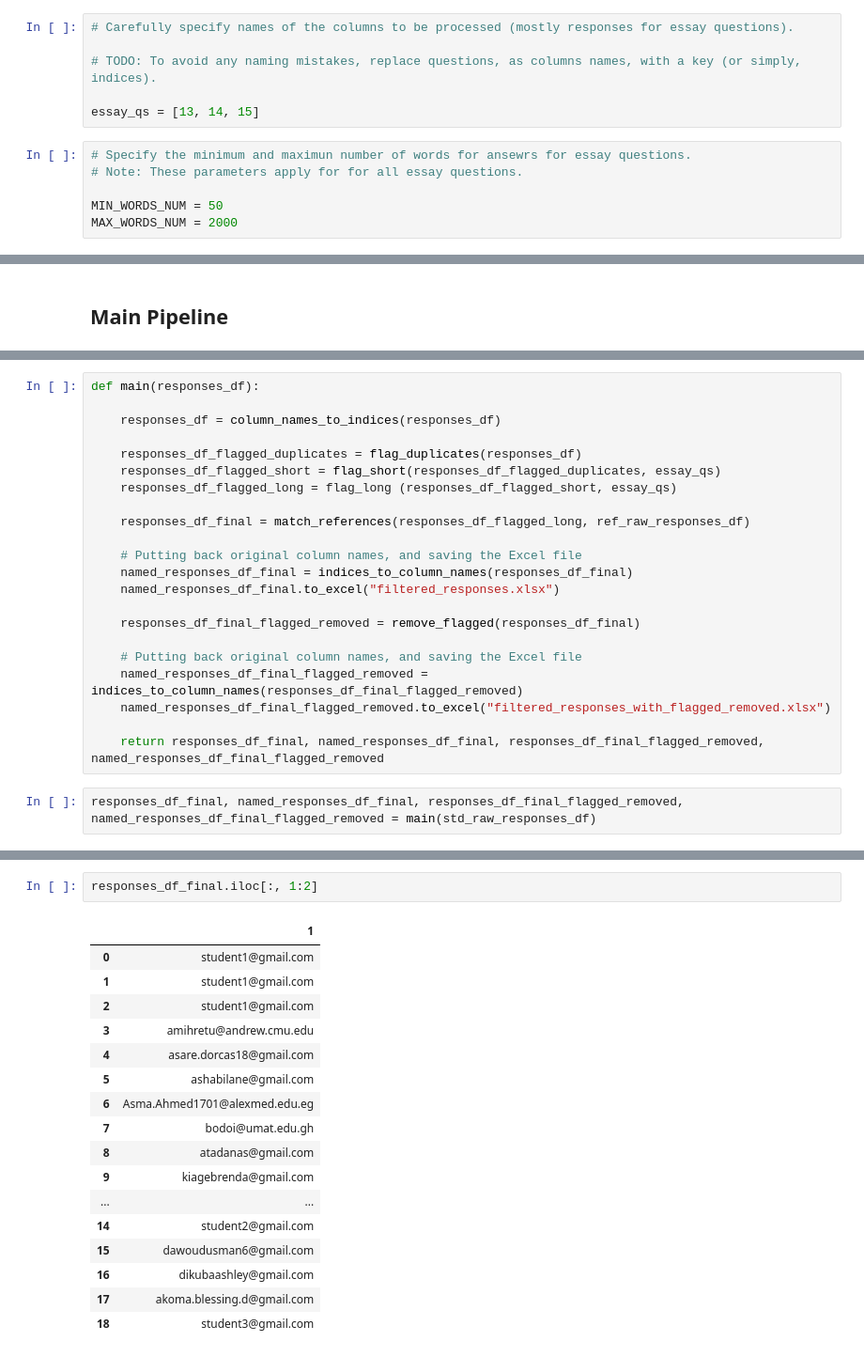
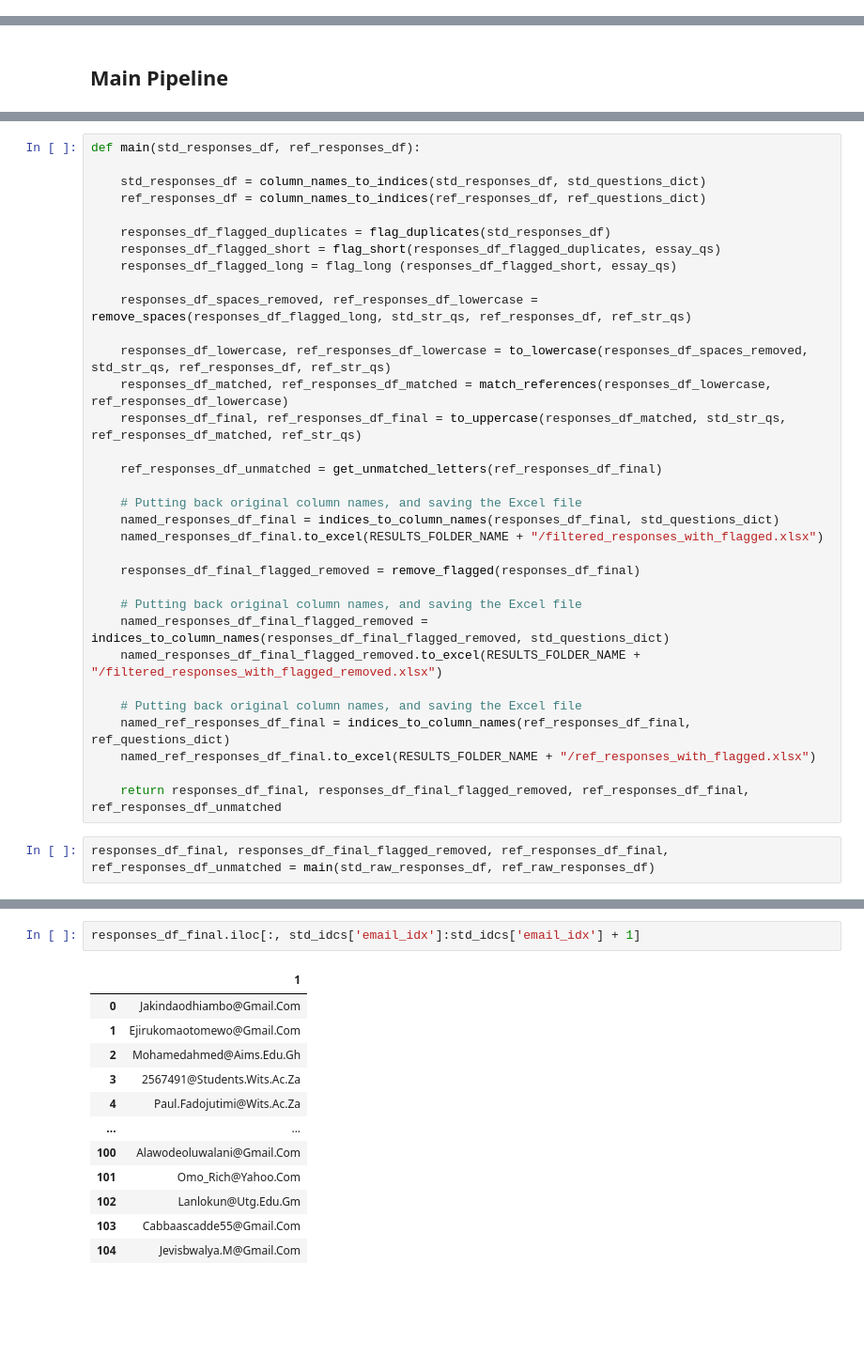
Before and after one commit to trendinafrica/student_selection_process_automation, a Jupyter notebook: main.ipynb, the cells around one changed output, grey strips where cells are left out. Shown: that part at 94% size. Saved outputs shown, nothing was run; the diff lists cells and outputs as text; blank space fills up the shorter version.

```diff
--- a/main.ipynb
+++ b/main.ipynb
@@ -89,15 +147,3 @@ Index([0, 1, 2, 3, 4, 5, 6, 7, 8, 9, 10, 11, 12, 13, 14, 15, 16, 17, 18, 19,
-# %%
-# Carefully specify names of the columns to be processed (mostly responses for essay questions).
-
-# TODO: To avoid any naming mistakes, replace questions, as columns names, with a key (or simply, indices).
-
-essay_qs = [13, 14, 15]
-# %%
-# Specify the minimum and maximun number of words for ansewrs for essay questions.
-# Note: These parameters apply for for all essay questions.
-
-MIN_WORDS_NUM = 50
-MAX_WORDS_NUM = 2000
 # %% [markdown]
 ## Utility functions
 # %%
@@ -386,25 +610,36 @@ def match_references(std_responses_df, ref_responses_df):
 # %%
-def main(responses_df):
+def main(std_responses_df, ref_responses_df):
 
-    responses_df = column_names_to_indices(responses_df)
+    std_responses_df = column_names_to_indices(std_responses_df, std_questions_dict)
+    ref_responses_df = column_names_to_indices(ref_responses_df, ref_questions_dict)
 
-    responses_df_flagged_duplicates = flag_duplicates(responses_df)
+    responses_df_flagged_duplicates = flag_duplicates(std_responses_df)
     responses_df_flagged_short = flag_short(responses_df_flagged_duplicates, essay_qs)
     responses_df_flagged_long = flag_long (responses_df_flagged_short, essay_qs)
 
-    responses_df_final = match_references(responses_df_flagged_long, ref_raw_responses_df)
+    responses_df_spaces_removed, ref_responses_df_lowercase = remove_spaces(responses_df_flagged_long, std_str_qs, ref_responses_df, ref_str_qs)
+
+    responses_df_lowercase, ref_responses_df_lowercase = to_lowercase(responses_df_spaces_removed, std_str_qs, ref_responses_df, ref_str_qs)
+    responses_df_matched, ref_responses_df_matched = match_references(responses_df_lowercase, ref_responses_df_lowercase)
+    responses_df_final, ref_responses_df_final = to_uppercase(responses_df_matched, std_str_qs, ref_responses_df_matched, ref_str_qs)
+
+    ref_responses_df_unmatched = get_unmatched_letters(ref_responses_df_final)
 
     # Putting back original column names, and saving the Excel file
-    named_responses_df_final = indices_to_column_names(responses_df_final)
-    named_responses_df_final.to_excel("filtered_responses.xlsx")
+    named_responses_df_final = indices_to_column_names(responses_df_final, std_questions_dict)
+    named_responses_df_final.to_excel(RESULTS_FOLDER_NAME + "/filtered_responses_with_flagged.xlsx")
 
     responses_df_final_flagged_removed = remove_flagged(responses_df_final)
 
     # Putting back original column names, and saving the Excel file
-    named_responses_df_final_flagged_removed = indices_to_column_names(responses_df_final_flagged_removed)
-    named_responses_df_final_flagged_removed.to_excel("filtered_responses_with_flagged_removed.xlsx")
+    named_responses_df_final_flagged_removed = indices_to_column_names(responses_df_final_flagged_removed, std_questions_dict)
+    named_responses_df_final_flagged_removed.to_excel(RESULTS_FOLDER_NAME + "/filtered_responses_with_flagged_removed.xlsx")
 
-    return responses_df_final, named_responses_df_final, responses_df_final_flagged_removed, named_responses_df_final_flagged_removed
+    # Putting back original column names, and saving the Excel file
+    named_ref_responses_df_final = indices_to_column_names(ref_responses_df_final, ref_questions_dict)
+    named_ref_responses_df_final.to_excel(RESULTS_FOLDER_NAME + "/ref_responses_with_flagged.xlsx")
+
+    return responses_df_final, responses_df_final_flagged_removed, ref_responses_df_final, ref_responses_df_unmatched
 # %%
-responses_df_final, named_responses_df_final, responses_df_final_flagged_removed, named_responses_df_final_flagged_removed = main(std_raw_responses_df)
+responses_df_final, responses_df_final_flagged_removed, ref_responses_df_final, ref_responses_df_unmatched = main(std_raw_responses_df, ref_raw_responses_df)
 # %%
@@ -430,20 +661,15 @@ responses_df_final.iloc[:, 18:]
 # %%
-responses_df_final.iloc[:, 1:2]
+responses_df_final.iloc[:, std_idcs['email_idx']:std_idcs['email_idx'] + 1]
 # %% [output]
 |  | 1 |
-| 0 | student1@gmail.com |
-| 1 | student1@gmail.com |
-| 2 | student1@gmail.com |
-| 3 | amihretu@andrew.cmu.edu |
-| 4 | asare.dorcas18@gmail.com |
-| 5 | ashabilane@gmail.com |
-| 6 | Asma.Ahmed1701@alexmed.edu.eg |
-| 7 | bodoi@umat.edu.gh |
-| 8 | atadanas@gmail.com |
-| 9 | kiagebrenda@gmail.com |
+| 0 | Jakindaodhiambo@Gmail.Com |
+| 1 | Ejirukomaotomewo@Gmail.Com |
+| 2 | Mohamedahmed@Aims.Edu.Gh |
+| 3 | 2567491@Students.Wits.Ac.Za |
+| 4 | Paul.Fadojutimi@Wits.Ac.Za |
 | ... | ... |
-| 14 | student2@gmail.com |
-| 15 | dawoudusman6@gmail.com |
-| 16 | dikubaashley@gmail.com |
-| 17 | akoma.blessing.d@gmail.com |
-| 18 | student3@gmail.com |
+| 100 | Alawodeoluwalani@Gmail.Com |
+| 101 | Omo_Rich@Yahoo.Com |
+| 102 | Lanlokun@Utg.Edu.Gm |
+| 103 | Cabbaascadde55@Gmail.Com |
+| 104 | Jevisbwalya.M@Gmail.Com |
```
Also changed, not shown: parts of 25 cells of this notebook, 16 other files.
